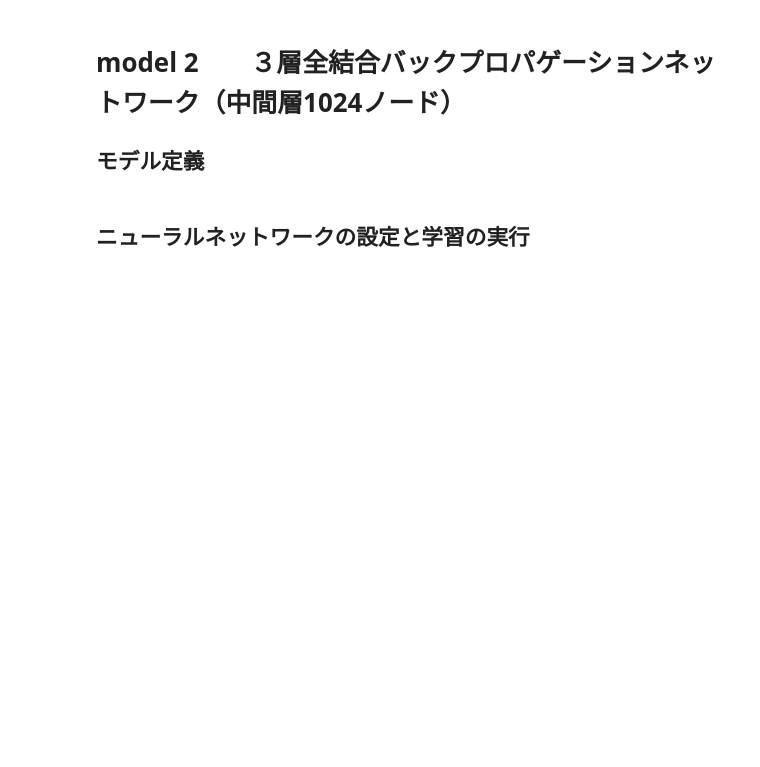
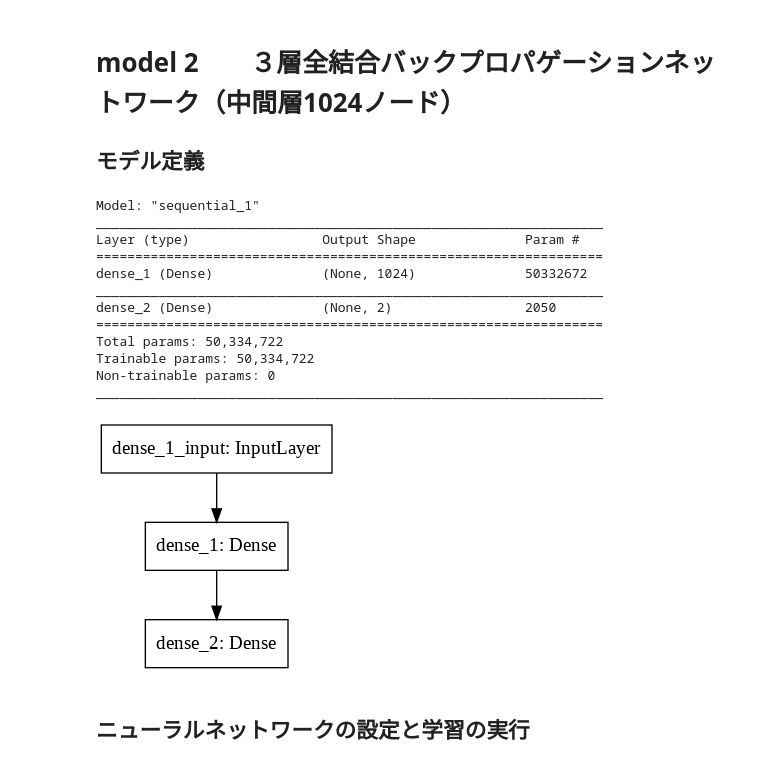
Before and after one commit to aquapathos/MLLesson, a Jupyter notebook: ML08 一般物体認識/AIChallenge/002_学習と識別.ipynb, the cells around one changed output. Saved outputs shown, nothing was run; the diff lists cells and outputs as text; code cells hidden in the pictures; blank space fills up the shorter version.

```diff
--- a/ML08 一般物体認識/AIChallenge/002_学習と識別.ipynb
+++ b/ML08 一般物体認識/AIChallenge/002_学習と識別.ipynb
@@ -258,16 +339,29 @@ showEimg(TestError,Xtest)
 # %%
 # Model 2
 
-model2 = Sequential()
-model2.add(Dense(1024,activation='relu',input_shape=(DATASIZE,)))
-# model2.add(Dropout(rate=0.5))
-model2.add(Dense(CLASSES, activation='softmax'))
+model2 = Sequential([
+    Dense(1024,activation='relu',input_shape=(DATASIZE,)),
+    Dense(CLASSES, activation='softmax')])
 
 model2.summary()
 
 #学習モデル図の作成
 plot_model(model2, to_file='model2.png')
 display_png(Image('model2.png'))
+# %% [output]
+Model: "sequential_1"
+_________________________________________________________________
+Layer (type)                 Output Shape              Param #
+=================================================================
+dense_1 (Dense)              (None, 1024)              50332672
+_________________________________________________________________
+dense_2 (Dense)              (None, 2)                 2050
+=================================================================
+Total params: 50,334,722
+Trainable params: 50,334,722
+Non-trainable params: 0
+_________________________________________________________________
+[figure, added]
 # %% [markdown]
 ## ニューラルネットワークの設定と学習の実行
 # %%
```
Also changed, not shown: parts of 60 cells of this notebook, 3 other files.
